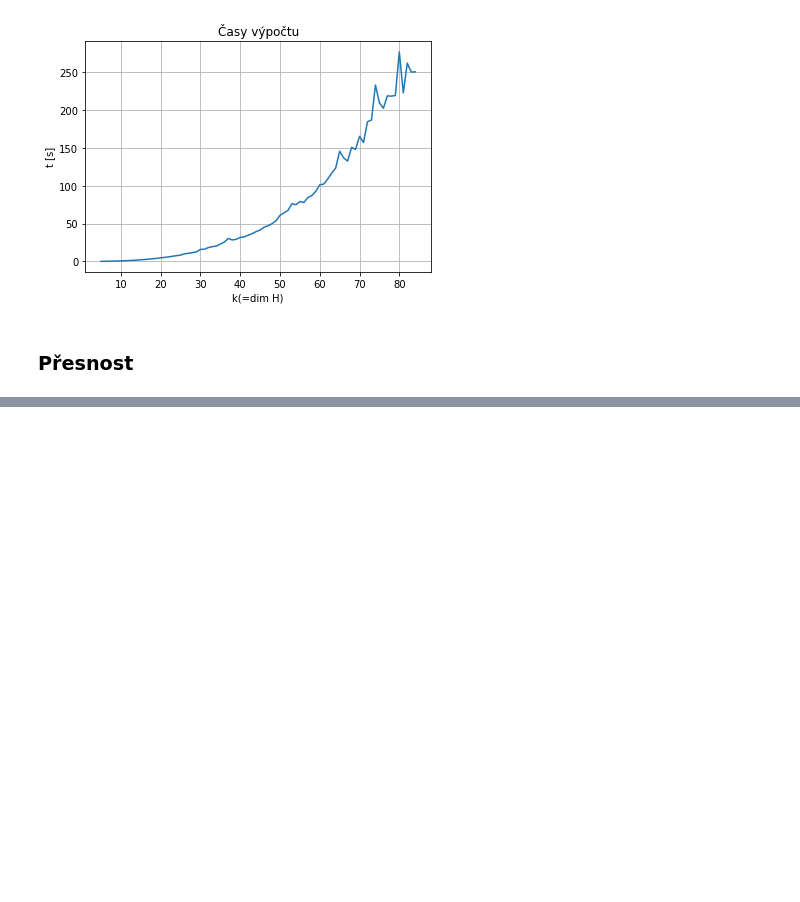
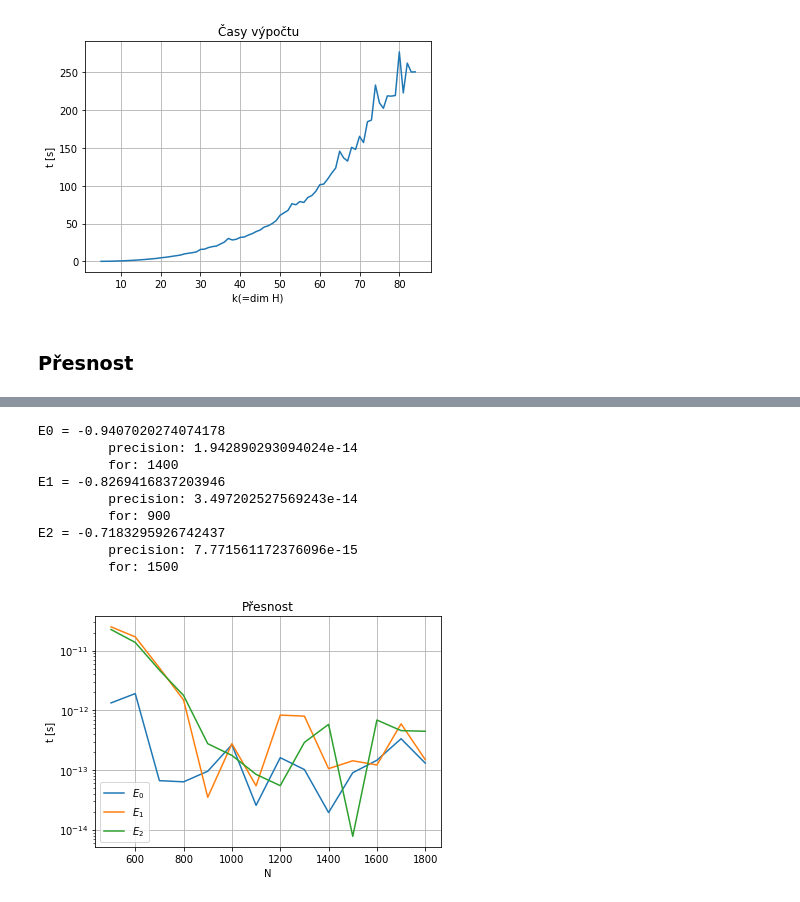
Before and after one commit to Yennda/numethods, a Jupyter notebook: Numerical_methods.ipynb, the cells around one changed output, grey strips where cells are left out. Saved outputs shown, nothing was run; the diff lists cells and outputs as text; code cells hidden in the pictures; blank space fills up the shorter version.

```diff
--- a/Numerical_methods.ipynb
+++ b/Numerical_methods.ipynb
@@ -204,0 +227,14 @@ TypeError: list indices must be integers or slices, not float
+# %%
+precision_ig=prec(dim_ig, value_ig, )
+graph_prec(dim_ig, precision_ig, 'N')
+# %% [output]
+E0 = -0.9407020274074178
+         precision: 1.942890293094024e-14
+         for: 1400
+E1 = -0.8269416837203946
+         precision: 3.497202527569243e-14
+         for: 900
+E2 = -0.7183295926742437
+         precision: 7.771561172376096e-15
+         for: 1500
+[figure, added]
```
Also changed, not shown: parts of 8 cells of this notebook, 1 other file.
